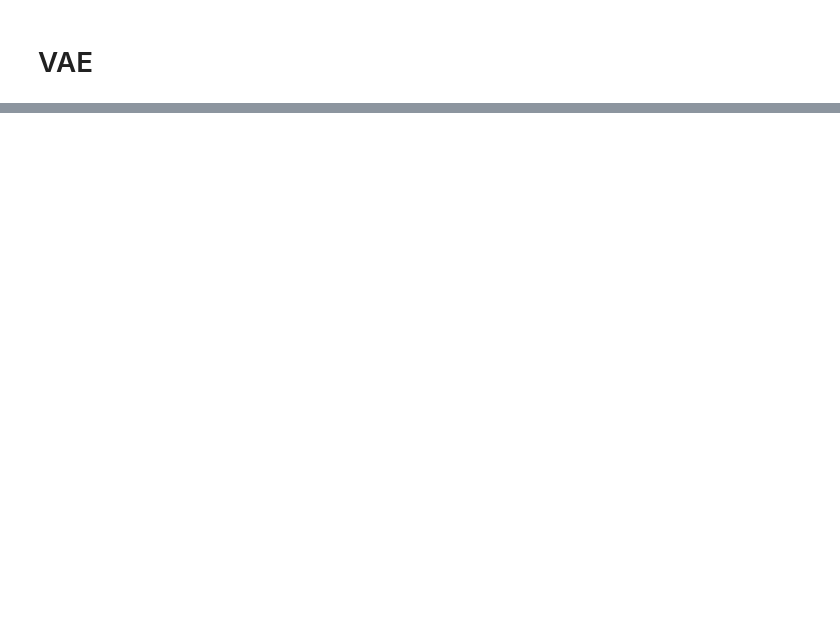
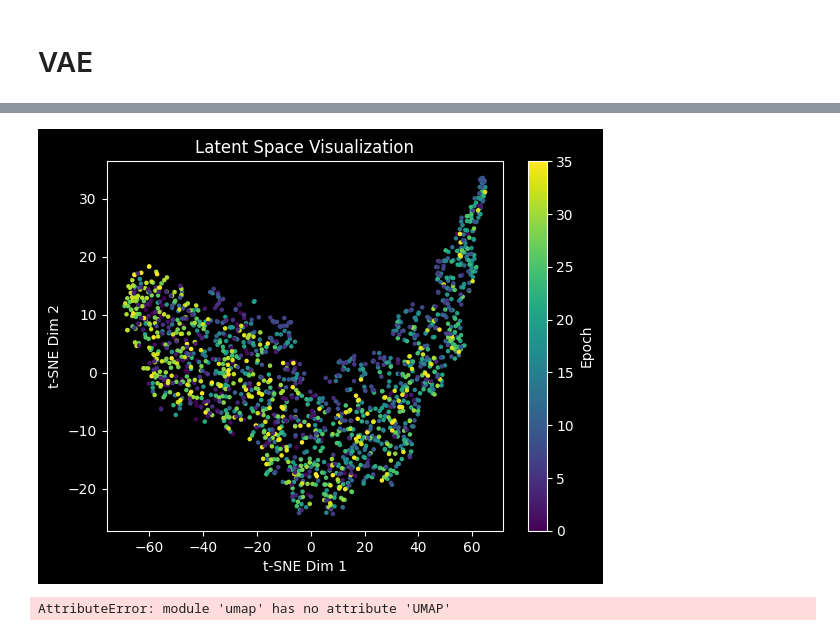
Before and after one commit to msanchezr99/pi2, a Jupyter notebook: CVA_note.ipynb, the cells around one changed output, grey strips where cells are left out. Saved outputs shown, nothing was run; the diff lists cells and outputs as text; code cells hidden in the pictures; blank space fills up the shorter version.

```diff
--- a/CVA_note.ipynb
+++ b/CVA_note.ipynb
@@ -262,0 +388,39 @@ torch.Size([32, 16])
+# %%
+# Lectura
+data = np.load('latent_and_metadata.npz')
+latent_representations = data['latent_vectors']
+metadata = data['metadata']
+# %%
+epochs = metadata[:,0]  # Epoch indices
+channels = metadata[:,1]  # Channel indices
+# %%
+from sklearn.manifold import TSNE
+import matplotlib.pyplot as plt
+
+# Reduce dimensionality for visualization
+tsne = TSNE(n_components=2, random_state=42)
+latent_2d = tsne.fit_transform(latent_representations)
+
+plt.scatter(latent_2d[:, 0], latent_2d[:, 1], c=epochs, cmap='viridis', s=5)
+plt.colorbar(label='Epoch')
+plt.title('Latent Space Visualization')
+plt.xlabel('t-SNE Dim 1')
+plt.ylabel('t-SNE Dim 2')
+plt.show()
+# %% [output]
+[figure, added]
+# %%
+import umap #umap-learn package
+umap_reducer = umap.UMAP(n_components=2, random_state=42)
+umap_embeddings = umap_reducer.fit_transform(latent_representations)
+
+# Plot UMAP embeddings
+plt.figure(figsize=(10, 8))
+plt.scatter(umap_embeddings[:, 0], umap_embeddings[:, 1], c=epochs, cmap='viridis', alpha=0.7)  # Color by epoch
+plt.colorbar(label="Epoch")
+plt.title("UMAP Visualization of Latent Representations")
+plt.xlabel("UMAP 1")
+plt.ylabel("UMAP 2")
+plt.show()
+# %% [output]
+AttributeError: module 'umap' has no attribute 'UMAP'
```
Also changed, not shown: parts of 17 cells of this notebook, 9 other files.
